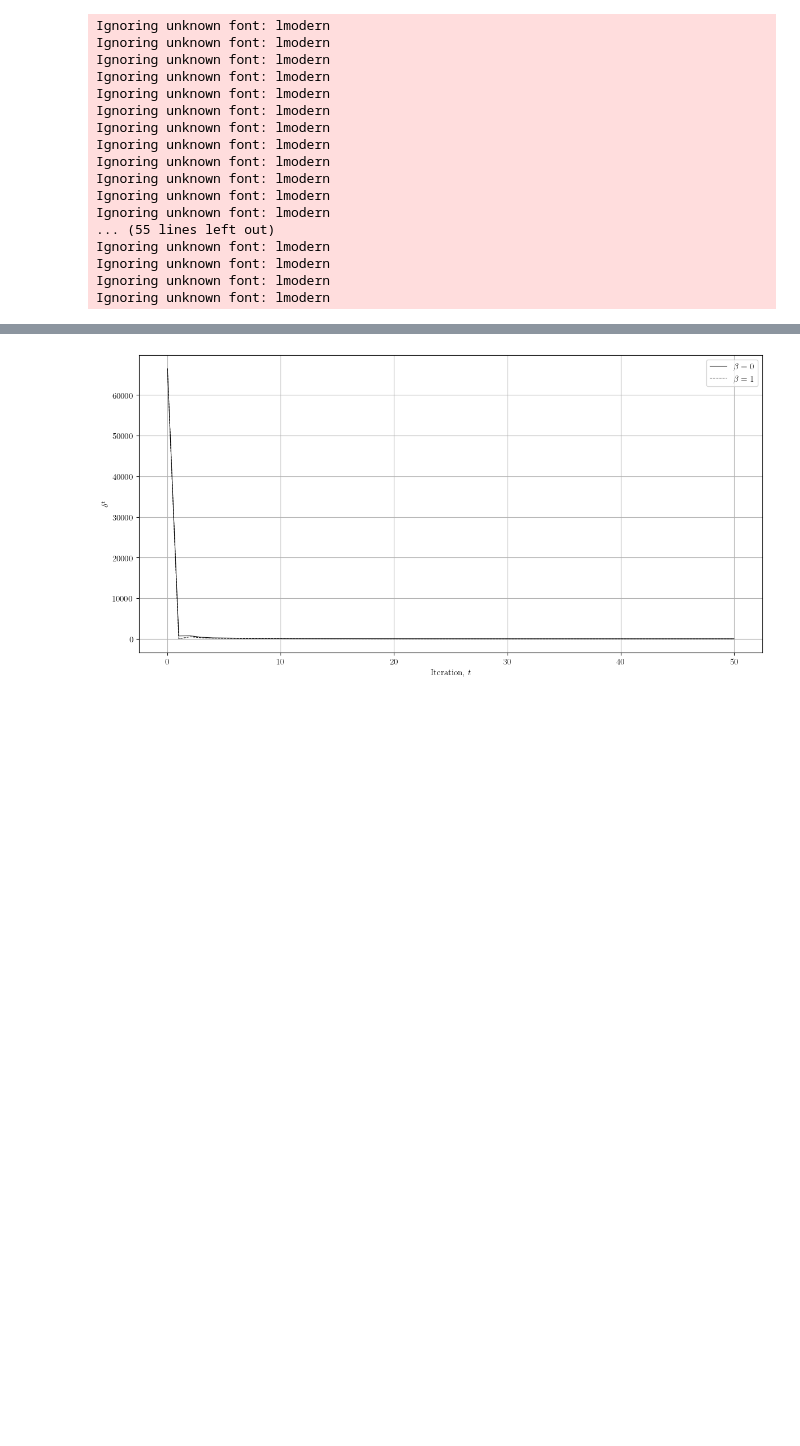
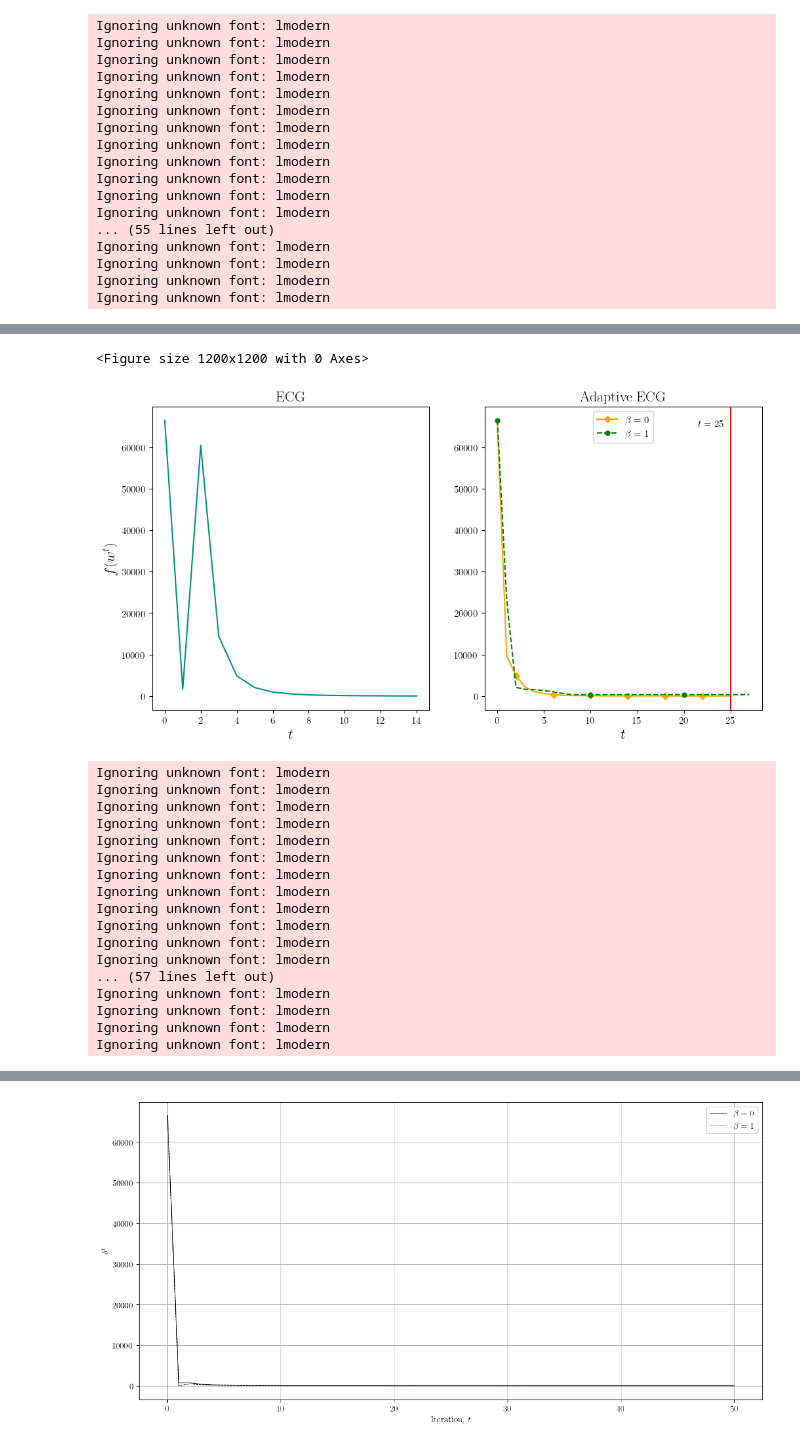
Before and after one commit to geaden/aecg, a Jupyter notebook: aecg.ipynb, the cells around one changed output, grey strips where cells are left out. Saved outputs shown, nothing was run; the diff lists cells and outputs as text; code cells hidden in the pictures; blank space fills up the shorter version.

```diff
--- a/aecg.ipynb
+++ b/aecg.ipynb
@@ -520,2 +524,79 @@ Ignoring unknown font: lmodern
+# %%
+plt.figure(figsize=(12, 12))
+
+SHOW_ITERATIONS = iter([15, 28, 28])
+LINEWIDTH = 4
+FONTSIZE = 16
+
+algorithms = [[ecg[0]], aecg]
+
+for a in aecg:
+    a._label = "Adaptive ECG"
+
+fig, axs = plt.subplots(1, 2, figsize=(12, 6))
+
+markers = iter("D,o".split(","))
+lns = iter(["-", "--"])
+markevery = iter([2, (2, 4,), 10])
+colors = ["darkcyan", "orange", "green"]
+
+color = 0
+for i, algorithm in enumerate(algorithms):
+    for alg in algorithm:
+        if i == 1:
+            marker = next(markers)
+            linestyle = next(lns)
+        else:
+            marker = None
+            linestyle = None
+        axs[i].plot(
+            [objective(x) for x, _ in alg.history][: next(SHOW_ITERATIONS)],
+            label=alg.label,
+            marker=marker,
+            color=colors[color % len(colors)],
+            linewidth=1.5,
+            linestyle=linestyle,
+            markersize=5,
+            markevery=next(markevery),
+        )
+        color += 1
+    axs[i].set_title(alg.label, fontsize=FONTSIZE)
+    axs[i].set_xlabel(xlabel=r"$t$", fontsize=FONTSIZE)
+    if i == 1:
+        axs[i].legend([r"$\beta={}$".format(b) for b in [0, 1]])
+    if i == 0:
+        axs[i].set_ylabel(ylabel=r"$f(w^t)$", fontsize=FONTSIZE)
+    if i == 1:
+        N = len(aecg[0].history) - 1
+        axs[i].text(
+            N - 3.5,
+            65000,
+            r"$t={}$".format(N),
+            fontsize=11,
+        )
+        axs[i].axvline(x=N, color="r", linestyle="-")
+
+plt.show()
+save_image(fig, "images/ecg_aecg_improved_comparison.pgf")
+# %% [output]
+<Figure size 1200x1200 with 0 Axes>
+[figure, added]
+Ignoring unknown font: lmodern
+Ignoring unknown font: lmodern
+Ignoring unknown font: lmodern
+Ignoring unknown font: lmodern
+Ignoring unknown font: lmodern
+Ignoring unknown font: lmodern
+Ignoring unknown font: lmodern
+Ignoring unknown font: lmodern
+Ignoring unknown font: lmodern
+Ignoring unknown font: lmodern
+Ignoring unknown font: lmodern
+Ignoring unknown font: lmodern
+... (57 lines left out)
+Ignoring unknown font: lmodern
+Ignoring unknown font: lmodern
+Ignoring unknown font: lmodern
+Ignoring unknown font: lmodern
 # %% [markdown]
 $$
```
Also changed, not shown: parts of 8 cells of this notebook, 1 other file.
